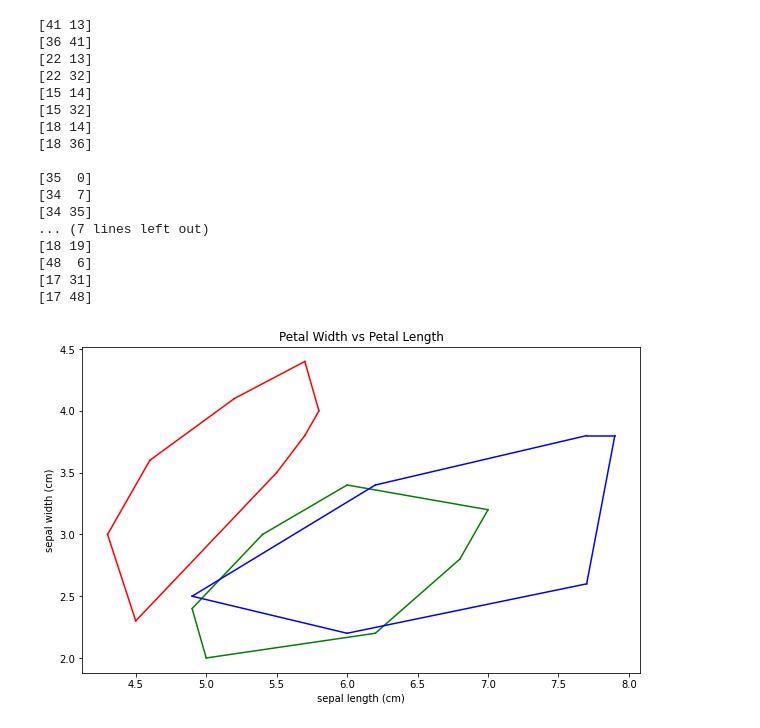
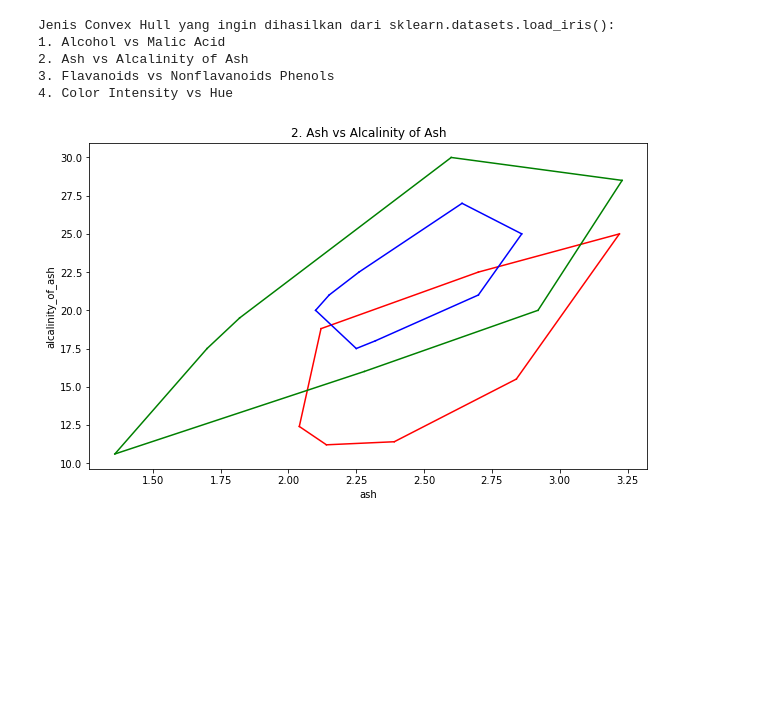
Before and after one commit to LordGedelicious/Convex-Hull-with-Python, a Jupyter notebook: src/main.ipynb, the cells around one changed output. Drawn from its saved outputs; the diff is of its cells as text; code cells hidden in the pictures; blank space fills up the shorter version.

```diff
--- a/src/main.ipynb
+++ b/src/main.ipynb
@@ -389,40 +358,62 @@ ini pas udah gabung sama right
 # %%
+title1 = "1. Alcohol vs Malic Acid"
+title2 = "2. Ash vs Alcalinity of Ash"
+title3 = "3. Flavanoids vs Nonflavanoids Phenols"
+title4 = "4. Color Intensity vs Hue"
+chosenTitle = ""
+column1 = 0
+column2 = 1
+print("Jenis Convex Hull yang ingin dihasilkan dari sklearn.datasets.load_iris(): ")
+print(title1)
+print(title2)
+print(title3)
+print(title4)
+isValidated = False
+while not isValidated:
+    query = int(input("Masukkan angka sesuai jenis Convex Hull yang ingin dihasilkan : "))
+    if query == 1:
+        chosenTitle = title1
+        column1 = 0
+        column2 = 1
+        isValidated = True
+    elif query == 2:
+        chosenTitle = title2
+        column1 = 2
+        column2 = 3
+        isValidated = True
+    elif query == 3:
+        chosenTitle = title3
+        column1 = 6
+        column2 = 7
+        isValidated = True
+    elif query == 4:
+        chosenTitle = title4
+        column1 = 9
+        column2 = 10
+        isValidated = True
+
 plt.figure(figsize = (10, 6))
-colors = ['r', 'g', 'b']
+colors = ['r', 'g', 'b', 'c', 'm', 'y', 'k']
 
-plt.title('Petal Width vs Petal Length')
+plt.title(chosenTitle)
 
-data = datasets.load_iris()
+data = datasets.load_wine(as_frame=True)
 df = pd.DataFrame(data.data, columns = data.feature_names)
 df['Target'] = pd.DataFrame(data.target)
 
-plt.xlabel(data.feature_names[0])
-plt.ylabel(data.feature_names[1])
+plt.xlabel(data.feature_names[column1])
+plt.ylabel(data.feature_names[column2])
 
 for i in range(len(data.target_names)):
-    bucket = df[df['Target'] == i].iloc[:, [0, 1]].values
+    bucket = df[df['Target'] == i].iloc[:, [column1, column2]].values
     hull = ConvexHull(bucket)
     for simplex in hull.simplices:
-        print(simplex)
         plt.plot(bucket[simplex, 0], bucket[simplex, 1], colors[i])
-    print(" ")
 plt.show()
 # %% [output]
-[41 13]
-[36 41]
-[22 13]
-[22 32]
-[15 14]
-[15 32]
-[18 14]
-[18 36]
-
-[35  0]
-[34  7]
-[34 35]
-... (7 lines left out)
-[18 19]
-[48  6]
-[17 31]
-[17 48]
+Jenis Convex Hull yang ingin dihasilkan dari sklearn.datasets.load_iris():
+1. Alcohol vs Malic Acid
+2. Ash vs Alcalinity of Ash
+3. Flavanoids vs Nonflavanoids Phenols
+4. Color Intensity vs Hue
-[figure, old version]
+[figure, new version]
```
Also changed, not shown: parts of 8 cells of this notebook, 2 other files.
